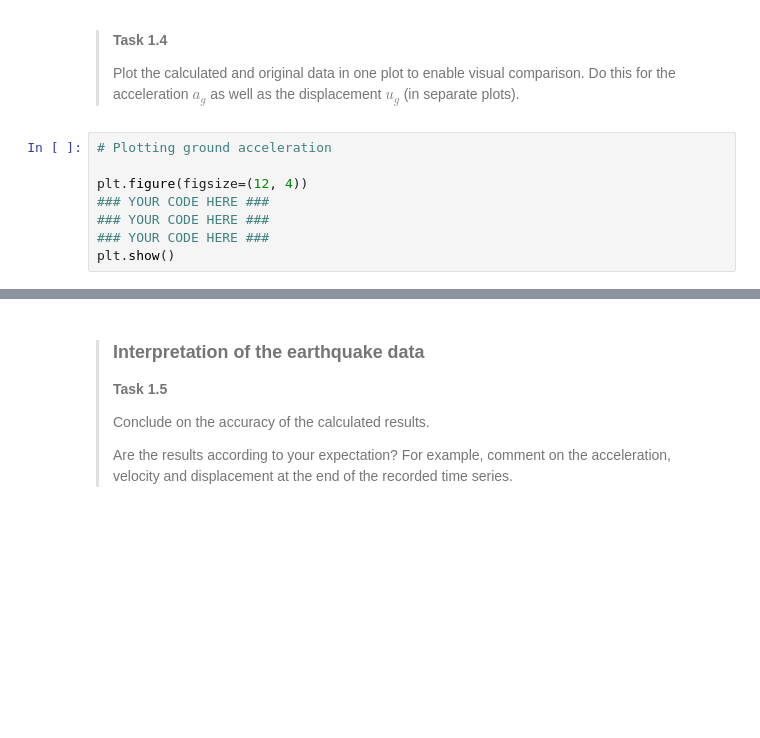
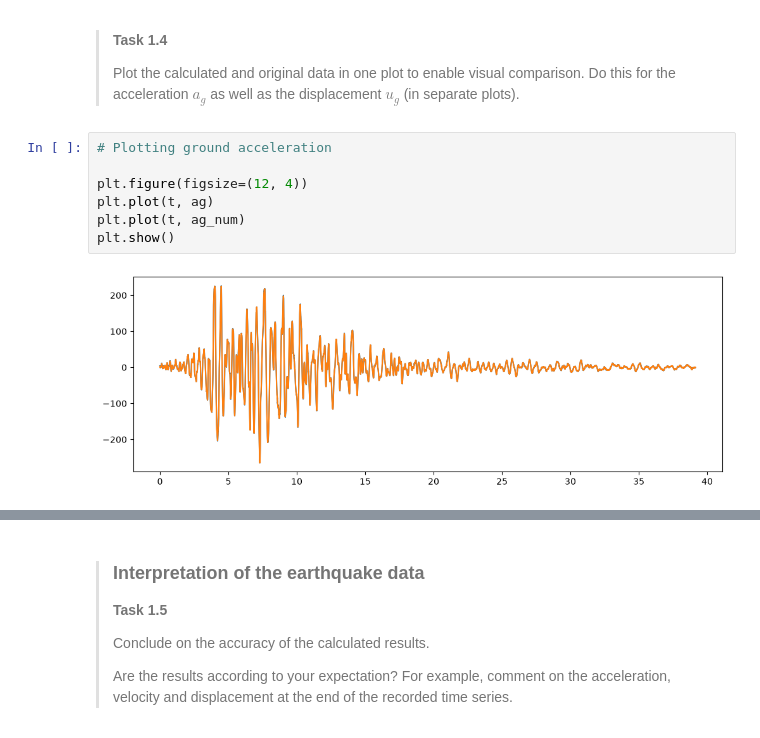
Before and after one commit to jjongejeugd/GA1.2-Garnet4, a Jupyter notebook: all_files_GA_1_2/1Ddynamics.ipynb, the cells around one changed output, grey strips where cells are left out. Drawn from its saved outputs; the diff is of its cells as text; blank space fills up the shorter version.

```diff
--- a/all_files_GA_1_2/1Ddynamics.ipynb
+++ b/all_files_GA_1_2/1Ddynamics.ipynb
@@ -148,11 +156,12 @@ print(ug_num[num-1])
 # %%
 # Plotting ground acceleration
 
 plt.figure(figsize=(12, 4))
-### YOUR CODE HERE ###
-### YOUR CODE HERE ###
-### YOUR CODE HERE ###
+plt.plot(t, ag)
+plt.plot(t, ag_num)
 plt.show()
+# %% [output]
+[figure, added]
 # %%
 # Plotting ground displacement
 
```
Also changed, not shown: parts of 3 cells of this notebook.
